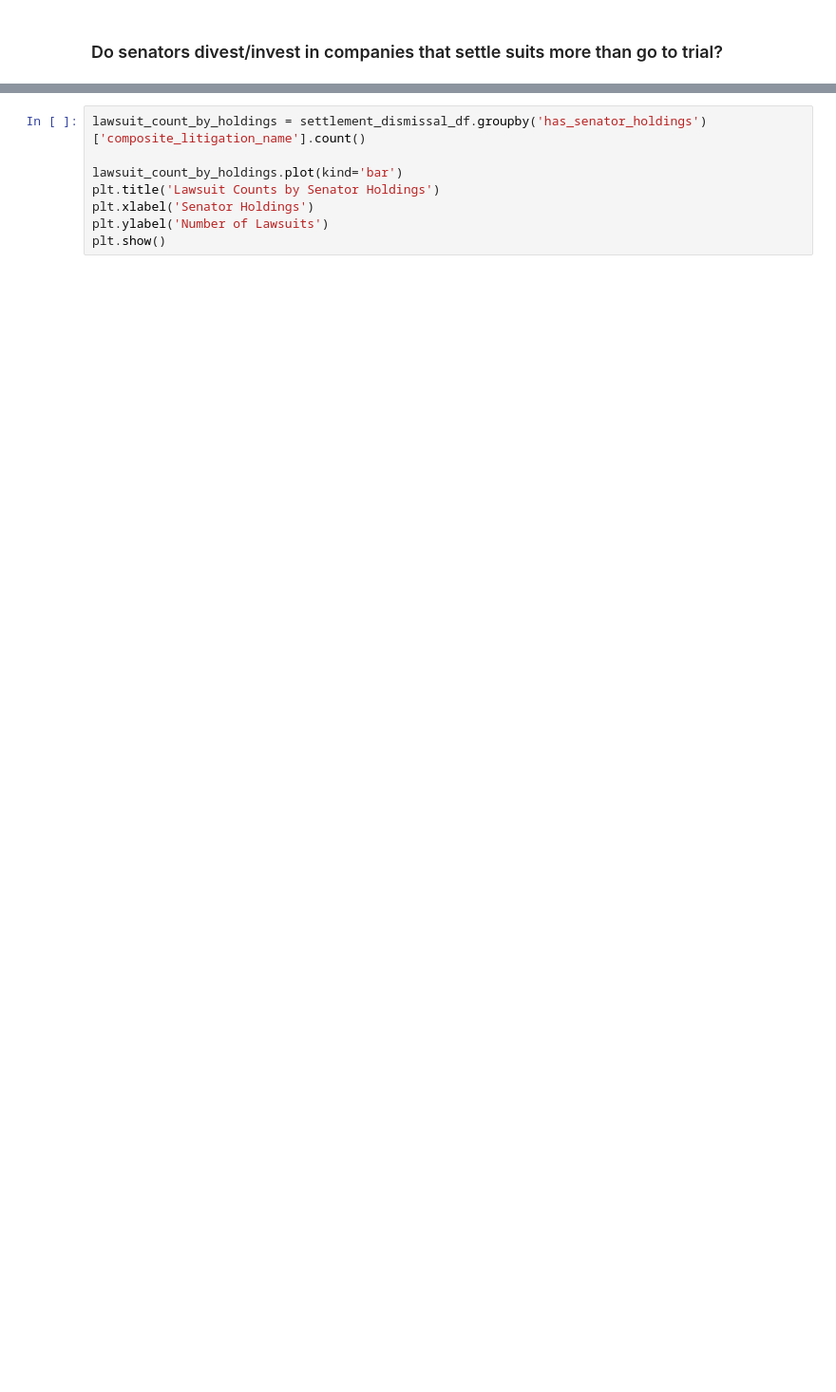
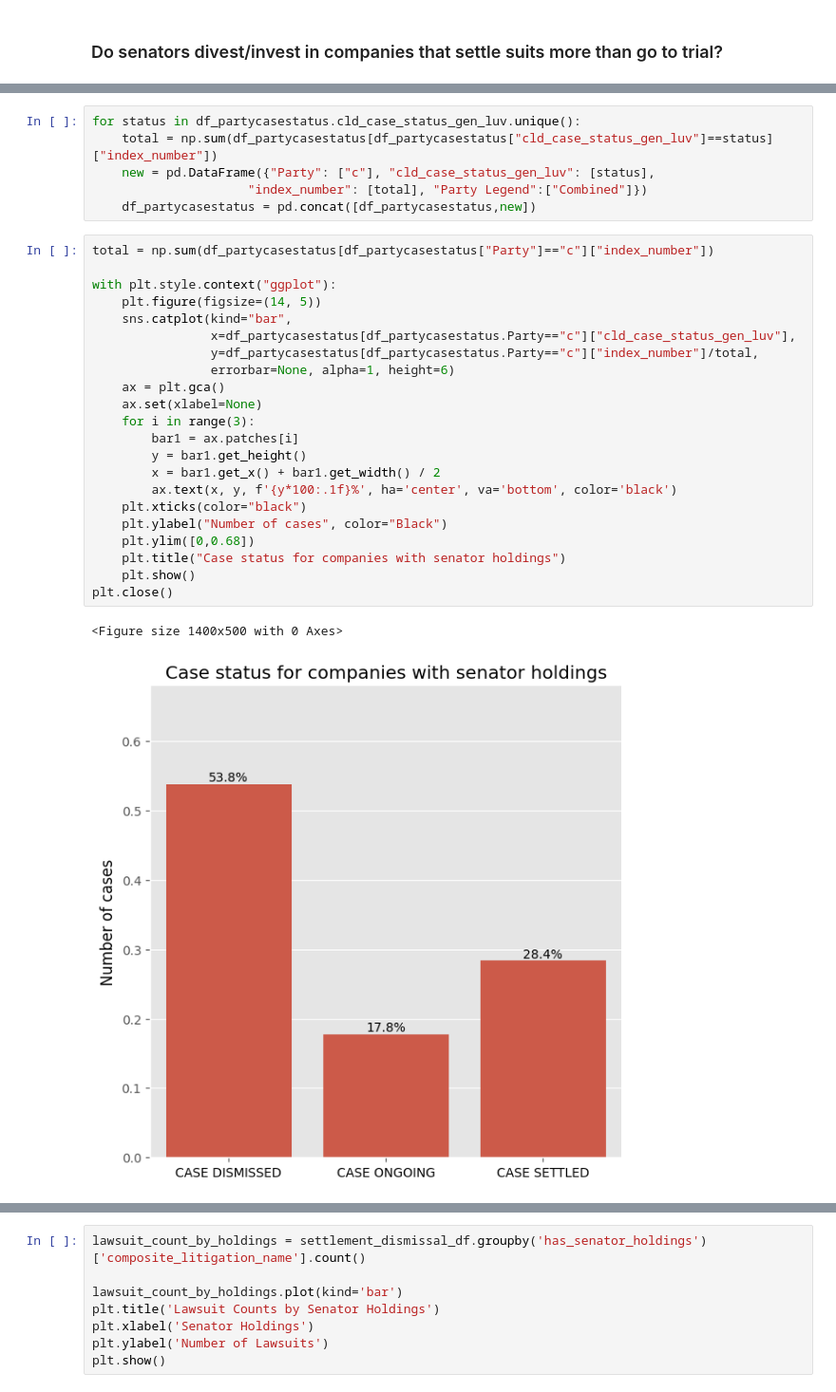
Before and after one commit to e2abbyh/ECE143-Group4-FinalProject, a Jupyter notebook: Analysis.ipynb, the cells around one changed output, grey strips where cells are left out. Shown at 95% size. Saved outputs shown, nothing was run; the diff lists cells and outputs as text; blank space fills up the shorter version.

```diff
--- a/Analysis.ipynb
+++ b/Analysis.ipynb
@@ -439,0 +411,31 @@ with plt.style.context("ggplot"):
+# %%
+for status in df_partycasestatus.cld_case_status_gen_luv.unique():
+    total = np.sum(df_partycasestatus[df_partycasestatus["cld_case_status_gen_luv"]==status]["index_number"])
+    new = pd.DataFrame({"Party": ["c"], "cld_case_status_gen_luv": [status],
+                     "index_number": [total], "Party Legend":["Combined"]})
+    df_partycasestatus = pd.concat([df_partycasestatus,new])
+# %%
+total = np.sum(df_partycasestatus[df_partycasestatus["Party"]=="c"]["index_number"])
+
+with plt.style.context("ggplot"):
+    plt.figure(figsize=(14, 5))
+    sns.catplot(kind="bar",
+                x=df_partycasestatus[df_partycasestatus.Party=="c"]["cld_case_status_gen_luv"],
+                y=df_partycasestatus[df_partycasestatus.Party=="c"]["index_number"]/total,
+                errorbar=None, alpha=1, height=6)
+    ax = plt.gca()
+    ax.set(xlabel=None)
+    for i in range(3):
+        bar1 = ax.patches[i]
+        y = bar1.get_height()
+        x = bar1.get_x() + bar1.get_width() / 2
+        ax.text(x, y, f'{y*100:.1f}%', ha='center', va='bottom', color='black')
+    plt.xticks(color="black")
+    plt.ylabel("Number of cases", color="Black")
+    plt.ylim([0,0.68])
+    plt.title("Case status for companies with senator holdings")
+    plt.show()
+plt.close()
+# %% [output]
+<Figure size 1400x500 with 0 Axes>
+[figure, added]
```
Also changed, not shown: parts of 15 cells of this notebook.
